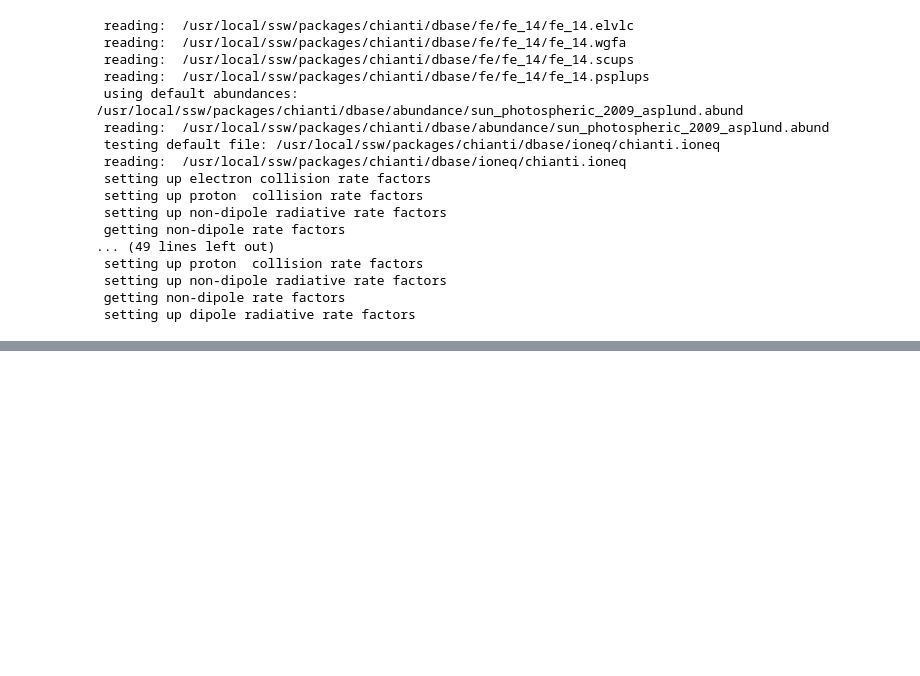
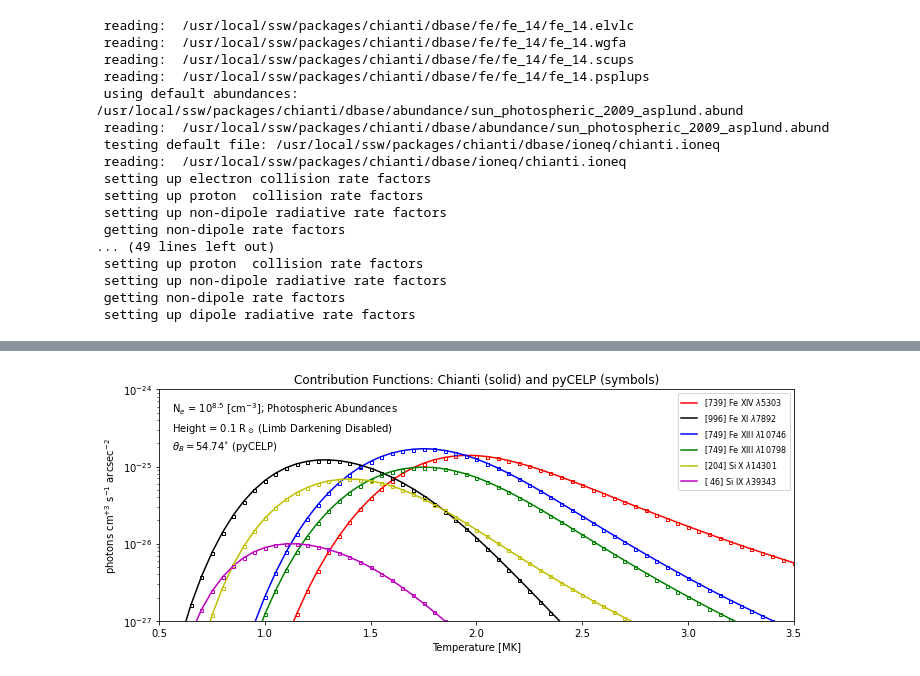
Before and after one commit to tschad/pycelp, a Jupyter notebook: examples/schadDima2020/fig2_contributionFunctions.ipynb, the cells around one changed output, grey strips where cells are left out. Drawn from its saved outputs; the diff is of its cells as text; code cells hidden in the pictures; blank space fills up the shorter version.

```diff
--- a/examples/schadDima2020/fig2_contributionFunctions.ipynb
+++ b/examples/schadDima2020/fig2_contributionFunctions.ipynb
@@ -85,0 +104,31 @@ for n,t in enumerate(temps):
+# %%
+
+plt.close('all')
+fig,ax = plt.subplots(nrows=1,ncols=1,figsize = (10,10./1.6/1.5))
+
+labs = [r'[739] Fe XIV $\lambda5303$',
+        r'[996] Fe XI $\lambda7892$',
+        r'[749] Fe XIII $\lambda10746$',
+        r'[749] Fe XIII $\lambda10798$',
+        r'[204] Si X $\lambda14301$',
+        r'[ 46] Si IX $\lambda39343$']
+sr2arcsec = (180./np.pi)**2.*3600.**2.
+
+for zz in range(0,len(wvl)):
+    ax.plot((10.**logt)/1.e6,ch_int[zz,:]/sr2arcsec,label = labs[zz])
+for n in range(6):
+    ax.plot(temps/1e6,pycelp_int[n,:]/edens/(0.85*edens),'s',markersize = 3,fillstyle = 'none')
+
+ax.set_xlim(0.5,3.5)
+ax.set_yscale('log')
+ax.set_ylim(1.e-27,1.e-24)
+ax.set_ylabel(r'photons cm$^{+3}$ s$^{-1}$ arcsec$^{-2}$')
+ax.set_xlabel('Temperature [MK]')
+ax.text(0.02,0.9,r'N$_{e}$ = $10^{8.5}$ [cm$^{-3}$]; Photospheric Abundances',transform = ax.transAxes)
+ax.text(0.02,0.82,r'Height = 0.1 R$_\odot$ (Limb Darkening Disabled)',transform = ax.transAxes)
+ax.text(0.02,0.74,r'$\theta_{B} = 54.74^{\circ}$ (pyCELP)',transform = ax.transAxes)
+ax.set_title('Contribution Functions: Chianti (solid) and pyCELP (symbols)')
+ax.legend(fontsize = 8)
+fig.tight_layout()
+# %% [output]
+[figure, added]
```
Also changed, not shown: parts of 1 cell of this notebook.
